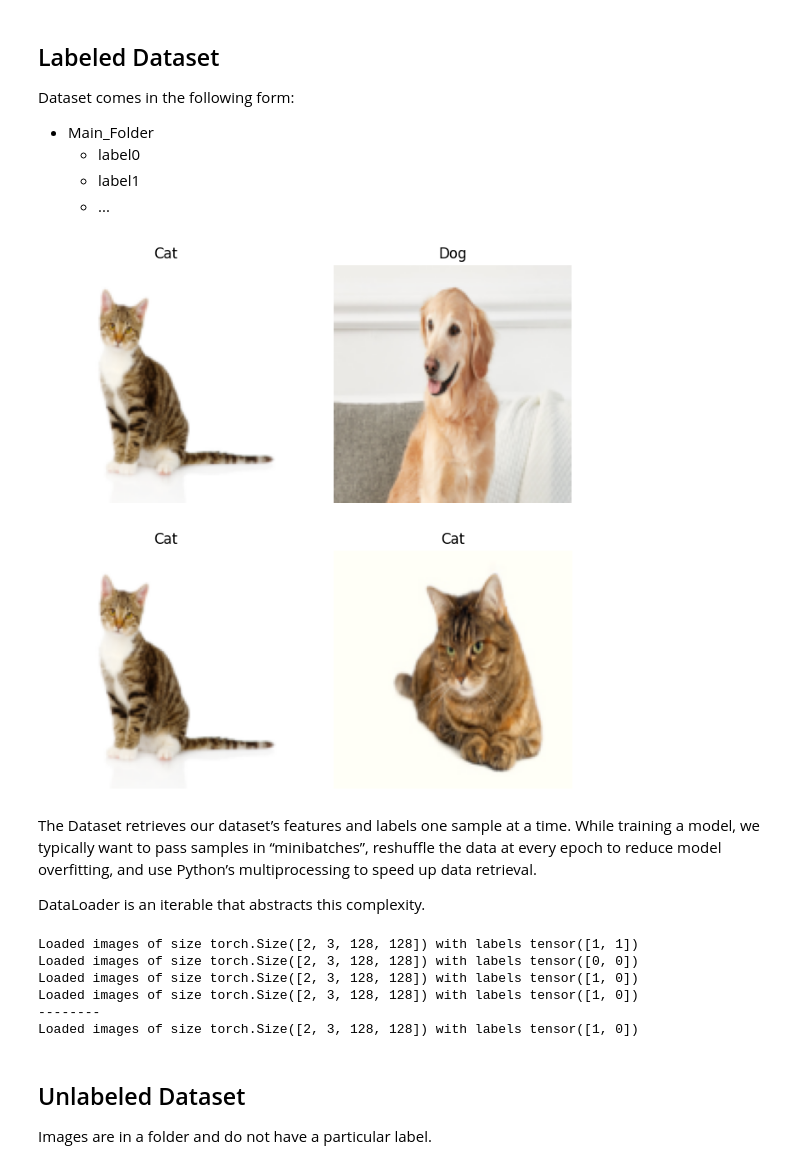
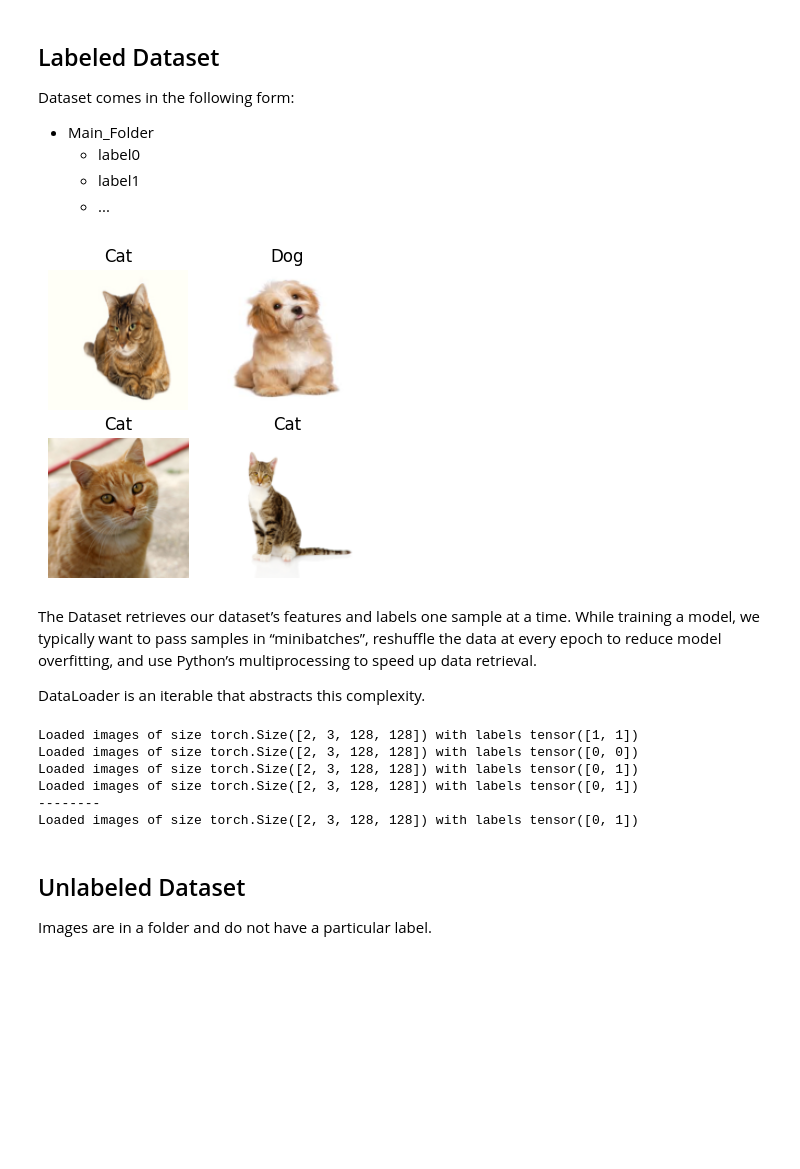
Before and after one commit to TFonta/DeepLearningAndGenerativeModelsCourse, a Jupyter notebook: ex6.ipynb, the cells around one changed output. Cells and saved outputs as stored; diff of their text form; code cells hidden in the pictures; blank space fills up the shorter version.

```diff
--- a/ex6.ipynb
+++ b/ex6.ipynb
@@ -26,25 +26,28 @@ cats_dogs_ds = datasets.ImageFolder(
 # %%
 # Visualize the data
 import matplotlib.pyplot as plt
 
 to_pil = transforms.ToPILImage()
 
 labels_map = {
     0: "Cat",
     1: "Dog"
 }
-figure = plt.figure(figsize=(8, 8))
+figure = plt.figure(figsize=(4, 4))
 cols, rows = 2, 2
 for i in range(1, cols * rows + 1):
+    # select a random index
     sample_idx = torch.randint(len(cats_dogs_ds), size=(1,)).item()
+    # get the corresponding tuple (img, label) from the dataset
     img, label = cats_dogs_ds[sample_idx]
+    # plot the data
     figure.add_subplot(rows, cols, i)
     plt.title(labels_map[label])
     plt.axis("off")
     plt.imshow(to_pil(img))
 plt.show()
 # %% [output]
-[figure, old version]
+[figure, new version]
 # %% [markdown]
 The Dataset retrieves our dataset’s features and labels one sample at a time. While training a model, we typically want to pass samples in “minibatches”, reshuffle the data at every epoch to reduce model overfitting, and use Python’s multiprocessing to speed up data retrieval.
 
@@ -67,10 +70,10 @@ print("Loaded images of size {} with labels {}".format(img.size(), labels))
 # %% [output]
 Loaded images of size torch.Size([2, 3, 128, 128]) with labels tensor([1, 1])
 Loaded images of size torch.Size([2, 3, 128, 128]) with labels tensor([0, 0])
-Loaded images of size torch.Size([2, 3, 128, 128]) with labels tensor([1, 0])
-Loaded images of size torch.Size([2, 3, 128, 128]) with labels tensor([1, 0])
+Loaded images of size torch.Size([2, 3, 128, 128]) with labels tensor([0, 1])
+Loaded images of size torch.Size([2, 3, 128, 128]) with labels tensor([0, 1])
 --------
-Loaded images of size torch.Size([2, 3, 128, 128]) with labels tensor([1, 0])
+Loaded images of size torch.Size([2, 3, 128, 128]) with labels tensor([0, 1])
 # %% [markdown]
 ## Unlabeled Dataset
 Images are in a folder and do not have a particular label.
```
Also changed, not shown: parts of 5 cells of this notebook, 17 other files.
